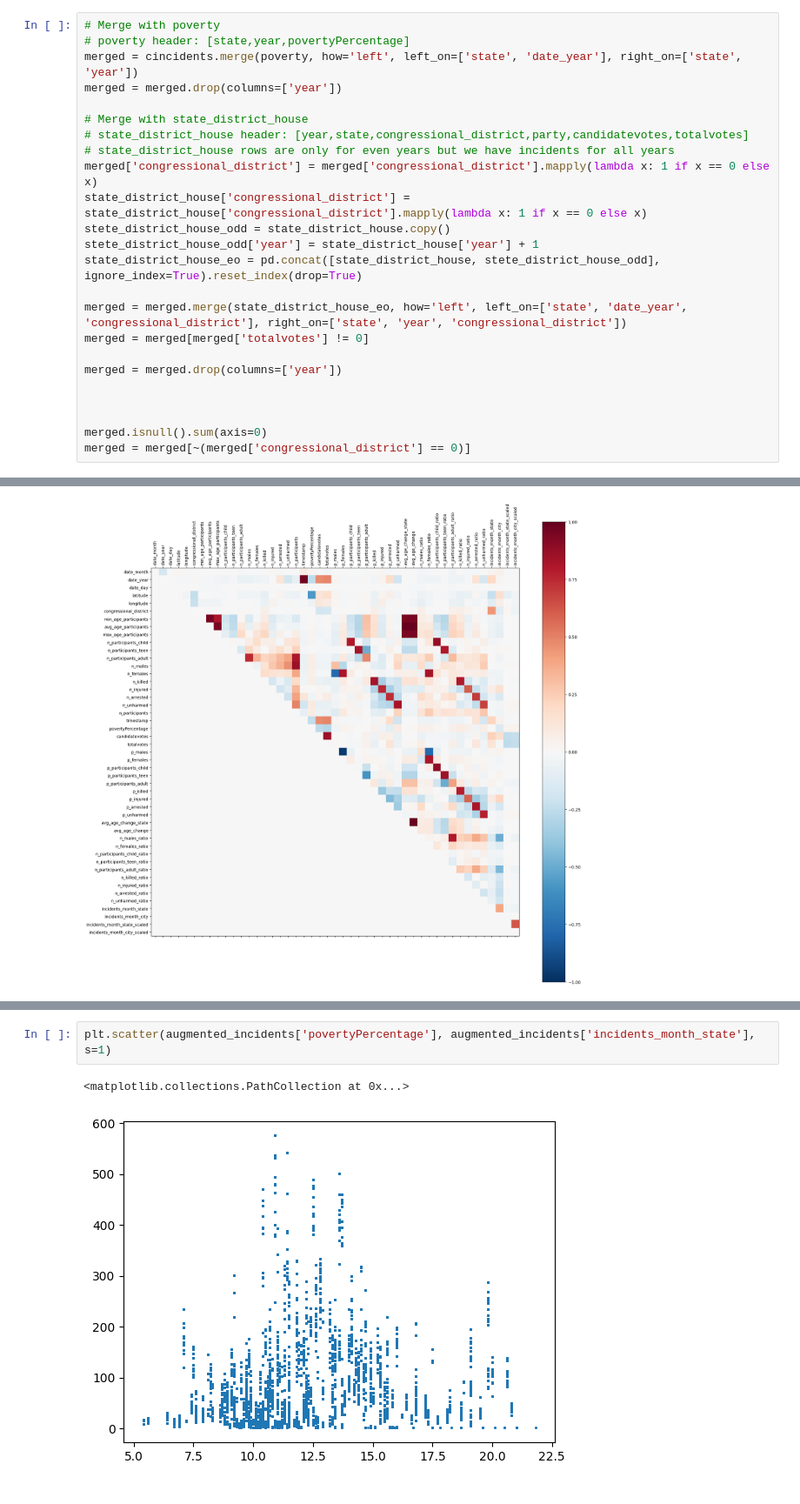
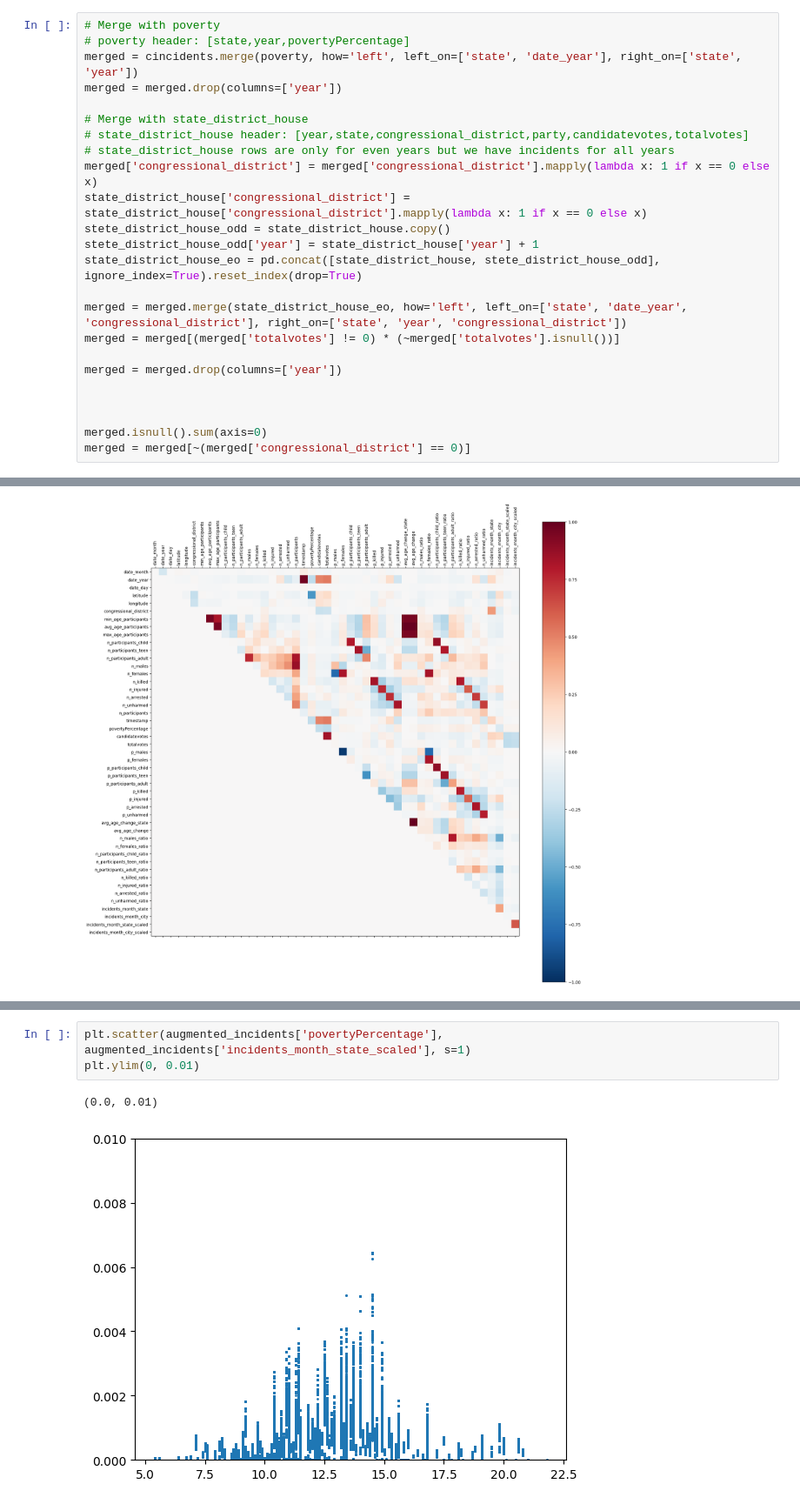
Before and after one commit to gentannipea/DataMining-2023, a Jupyter notebook: notebooks/simone/DC.ipynb, the cells around one changed output, grey strips where cells are left out. Shown at 87% size. Saved outputs shown, nothing was run; the diff lists cells and outputs as text.

```diff
--- a/notebooks/simone/DC.ipynb
+++ b/notebooks/simone/DC.ipynb
@@ -425,7 +425,7 @@ stete_district_house_odd['year'] = state_district_house['year'] + 1
 state_district_house_eo = pd.concat([state_district_house, stete_district_house_odd], ignore_index=True).reset_index(drop=True)
 
 merged = merged.merge(state_district_house_eo, how='left', left_on=['state', 'date_year', 'congressional_district'], right_on=['state', 'year', 'congressional_district'])
-merged = merged[merged['totalvotes'] != 0]
+merged = merged[(merged['totalvotes'] != 0) * (~merged['totalvotes'].isnull())]
 
 merged = merged.drop(columns=['year'])
 
@@ -608,5 +606,6 @@ number of plots: 42
 # %%
-plt.scatter(augmented_incidents['povertyPercentage'], augmented_incidents['incidents_month_state'], s=1)
+plt.scatter(augmented_incidents['povertyPercentage'], augmented_incidents['incidents_month_state_scaled'], s=1)
+plt.ylim(0, 0.01)
 # %% [output]
-<matplotlib.collections.PathCollection at 0x...>
+(0.0, 0.01)
-[figure, old version]
+[figure, new version]
```
Also changed, not shown: parts of 5 cells of this notebook.
